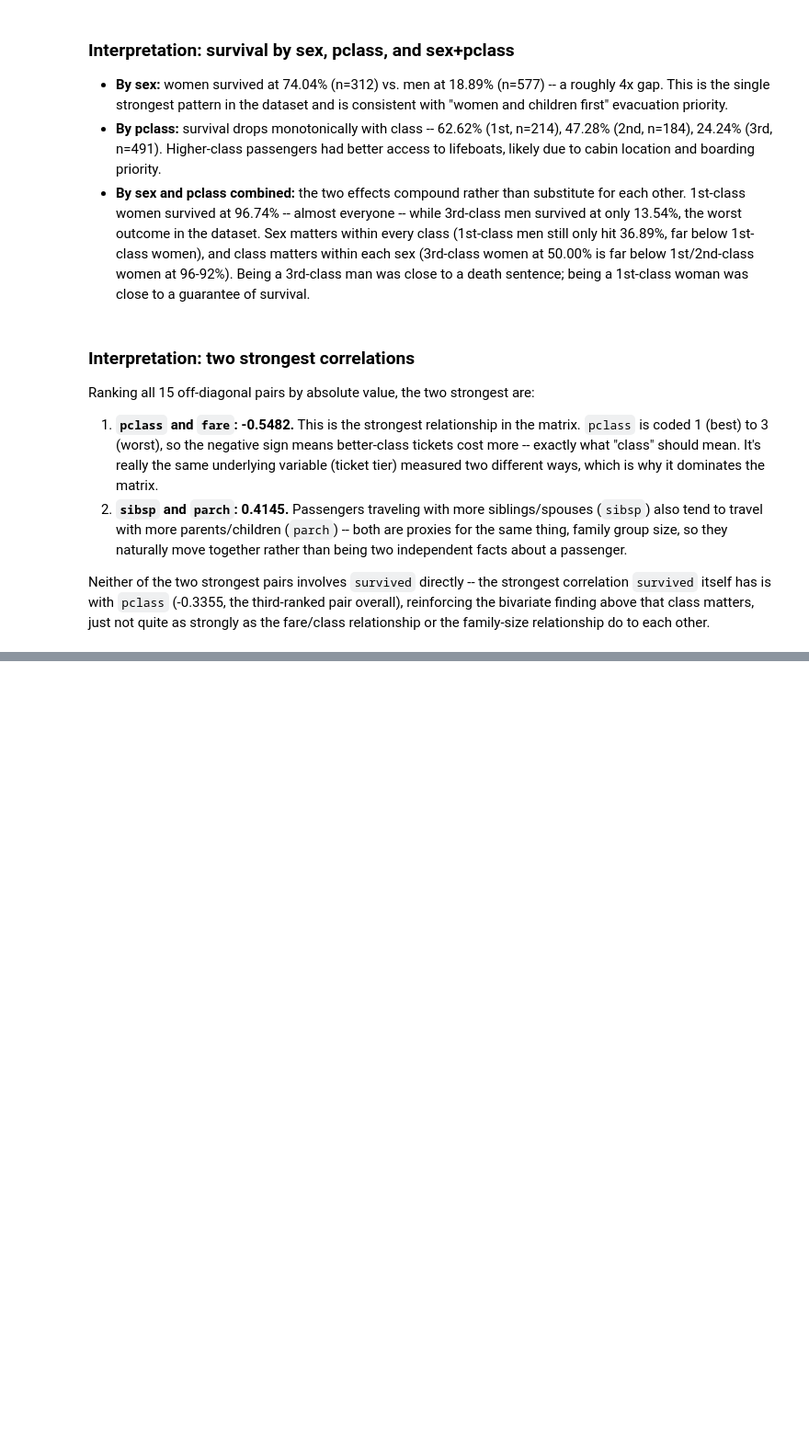
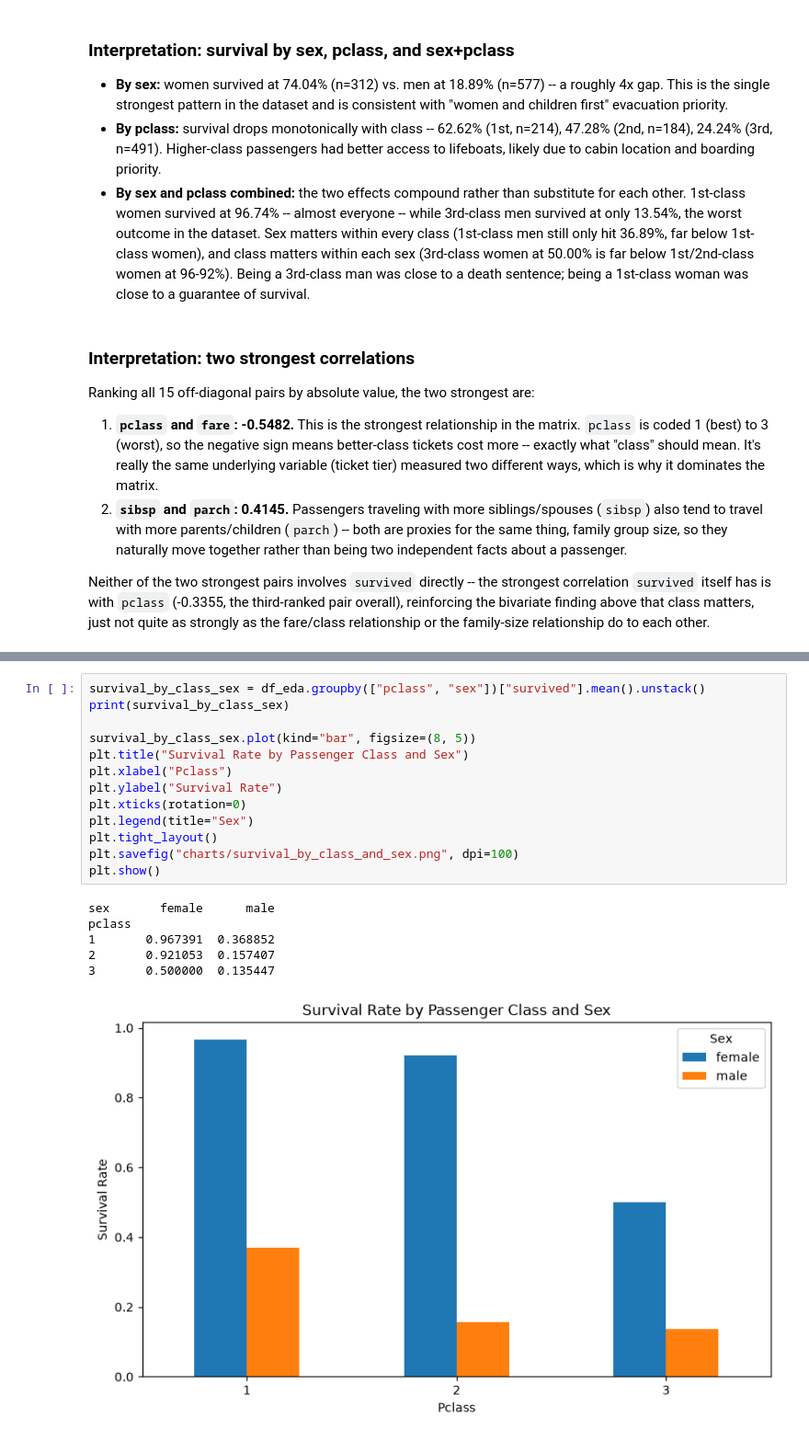
Before and after one commit to karanamsai1976-dotcom/zepto-data-ai-platform-capstone, a Jupyter notebook: analytics/01_eda.ipynb, the cells around one changed output, grey strips where cells are left out. Shown at 92% size. Saved outputs shown, nothing was run; the diff lists cells and outputs as text; blank space fills up the shorter version.

Commit message:
Add data story (4 interpreted multivariate charts) and standardization sanity check

```diff
--- a/analytics/01_eda.ipynb
+++ b/analytics/01_eda.ipynb
@@ -357,0 +363,20 @@ family-size relationship do to each other.
+# %%
+survival_by_class_sex = df_eda.groupby(["pclass", "sex"])["survived"].mean().unstack()
+print(survival_by_class_sex)
+
+survival_by_class_sex.plot(kind="bar", figsize=(8, 5))
+plt.title("Survival Rate by Passenger Class and Sex")
+plt.xlabel("Pclass")
+plt.ylabel("Survival Rate")
+plt.xticks(rotation=0)
+plt.legend(title="Sex")
+plt.tight_layout()
+plt.savefig("charts/survival_by_class_and_sex.png", dpi=100)
+plt.show()
+# %% [output]
+sex       female      male
+pclass
+1       0.967391  0.368852
+2       0.921053  0.157407
+3       0.500000  0.135447
+[figure, added]
```
Also changed, not shown: parts of 11 cells of this notebook, 4 other files.
